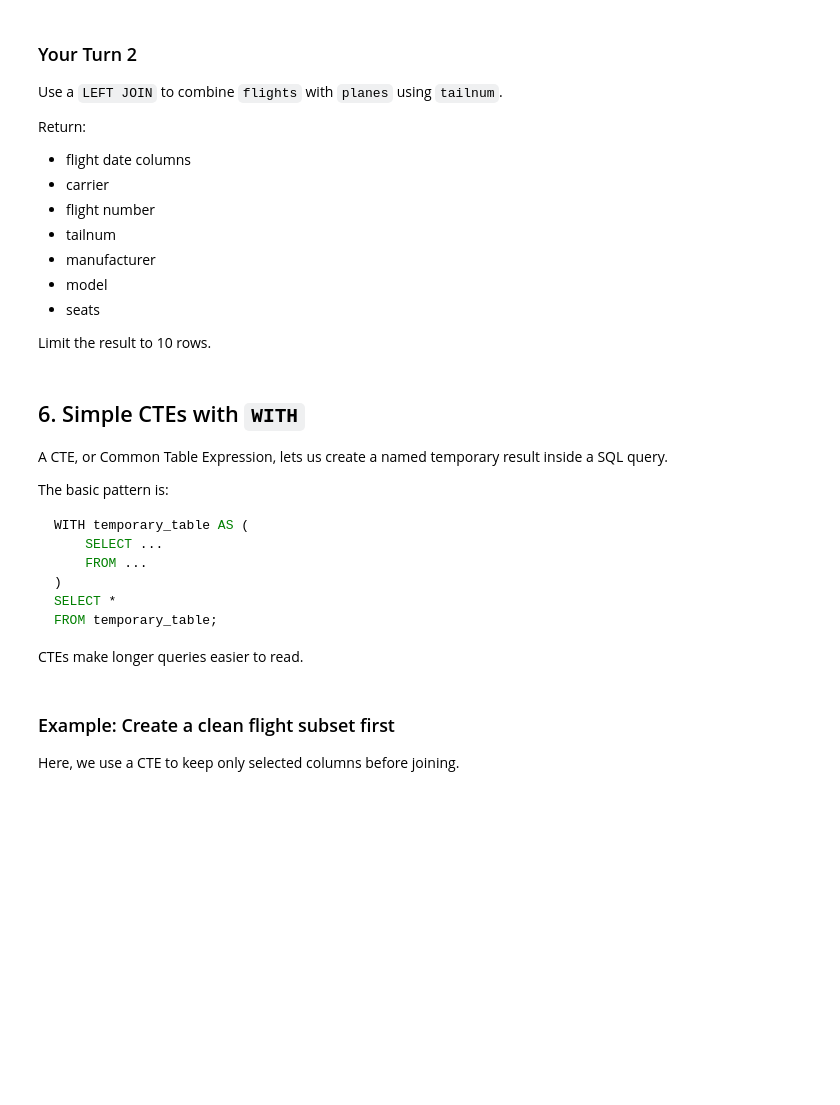
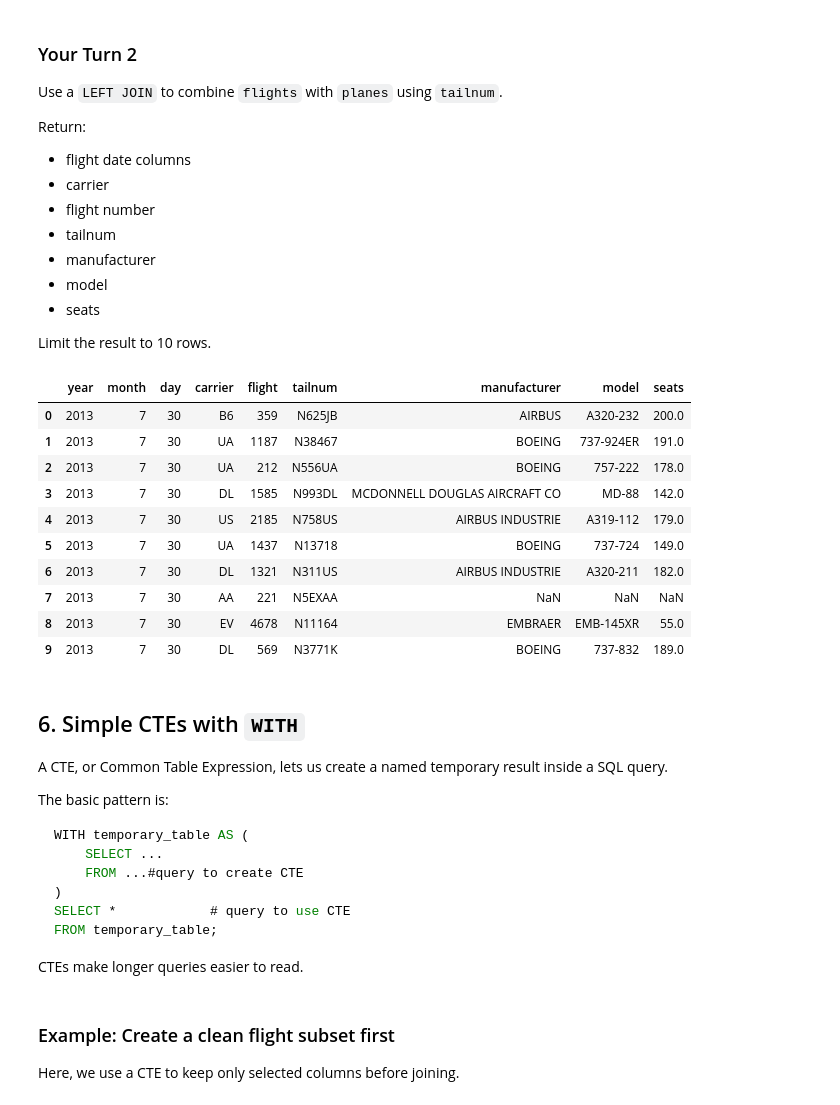
Before and after one commit to DuzyCzerwony/ban6003-week-09-10-sql-abt-template, a Jupyter notebook: notebooks/module10_sql_joins_abt_guided_lab.ipynb, the cells around one changed output. Drawn from its saved outputs; the diff is of its cells as text; code cells hidden in the pictures; blank space fills up the shorter version.

````diff
--- a/notebooks/module10_sql_joins_abt_guided_lab.ipynb
+++ b/notebooks/module10_sql_joins_abt_guided_lab.ipynb
@@ -351,11 +424,36 @@ Limit the result to 10 rows.
 # %%
 # Your Turn 2
 
 query = '''
-
+SELECT
+f.year,
+f.month,
+f.day,
+f.carrier,
+f.flight,
+f.tailnum,
+p.manufacturer,
+p.model,
+p.seats
+FROM flights AS f
+LEFT JOIN planes AS p
+    ON f.tailnum = p.tailnum
+LIMIT 10;
 '''
 
 run_query(query, engine)
+# %% [output]
+|  | year | month | day | carrier | flight | tailnum | manufacturer | model | seats |
+| 0 | 2013 | 7 | 30 | B6 | 359 | N625JB | AIRBUS | A320-232 | 200.0 |
+| 1 | 2013 | 7 | 30 | UA | 1187 | N38467 | BOEING | 737-924ER | 191.0 |
+| 2 | 2013 | 7 | 30 | UA | 212 | N556UA | BOEING | 757-222 | 178.0 |
+| 3 | 2013 | 7 | 30 | DL | 1585 | N993DL | MCDONNELL DOUGLAS AIRCRAFT CO | MD-88 | 142.0 |
+| 4 | 2013 | 7 | 30 | US | 2185 | N758US | AIRBUS INDUSTRIE | A319-112 | 179.0 |
+| 5 | 2013 | 7 | 30 | UA | 1437 | N13718 | BOEING | 737-724 | 149.0 |
+| 6 | 2013 | 7 | 30 | DL | 1321 | N311US | AIRBUS INDUSTRIE | A320-211 | 182.0 |
+| 7 | 2013 | 7 | 30 | AA | 221 | N5EXAA | NaN | NaN | NaN |
+| 8 | 2013 | 7 | 30 | EV | 4678 | N11164 | EMBRAER | EMB-145XR | 55.0 |
+| 9 | 2013 | 7 | 30 | DL | 569 | N3771K | BOEING | 737-832 | 189.0 |
 # %% [markdown]
 ## 6. Simple CTEs with `WITH`
 
@@ -366,9 +464,9 @@ The basic pattern is:
 ```sql
 WITH temporary_table AS (
     SELECT ...
-    FROM ...
+    FROM ...#query to create CTE
 )
-SELECT *
+SELECT *            # query to use CTE
 FROM temporary_table;
 ```
 
````
Also changed, not shown: parts of 38 cells of this notebook, 5 other files.
